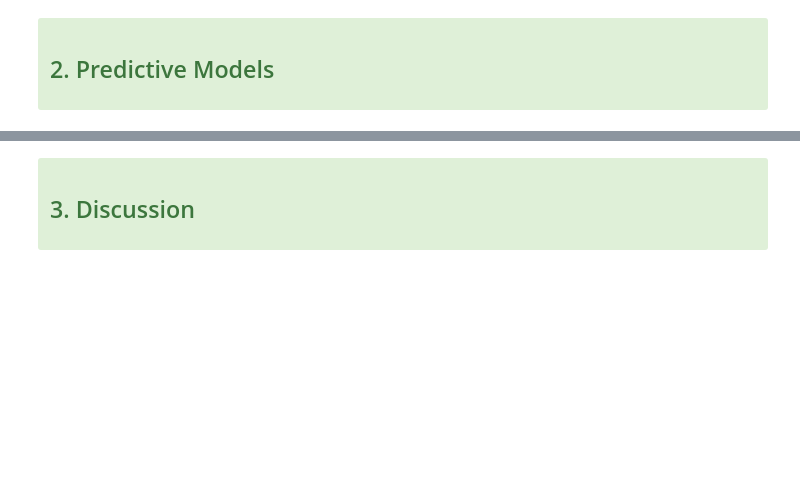
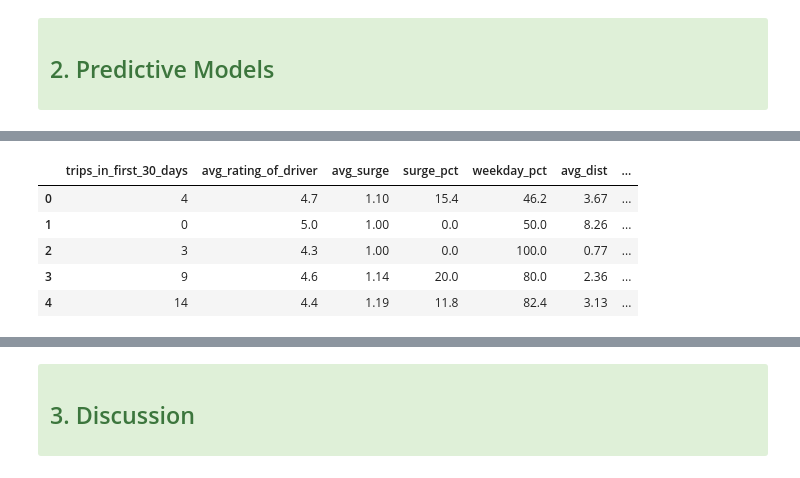
Before and after one commit to truc-tran/Springboard-DataScience, a Jupyter notebook: Ultimate Technologies Inc./Truc_Tran_Ultimate_Challenge.ipynb, the cells around one changed output, grey strips where cells are left out. Drawn from its saved outputs; the diff is of its cells as text; code cells hidden in the pictures; blank space fills up the shorter version.

```diff
--- a/Ultimate Technologies Inc./Truc_Tran_Ultimate_Challenge.ipynb
+++ b/Ultimate Technologies Inc./Truc_Tran_Ultimate_Challenge.ipynb
@@ -703,0 +758,9 @@ fig.tight_layout()
+# %%
+X.head()
+# %% [output]
+|  | trips_in_first_30_days | avg_rating_of_driver | avg_surge | surge_pct | weekday_pct | avg_dist | ... |
+| 0 | 4 | 4.7 | 1.10 | 15.4 | 46.2 | 3.67 | ... |
+| 1 | 0 | 5.0 | 1.00 | 0.0 | 50.0 | 8.26 | ... |
+| 2 | 3 | 4.3 | 1.00 | 0.0 | 100.0 | 0.77 | ... |
+| 3 | 9 | 4.6 | 1.14 | 20.0 | 80.0 | 2.36 | ... |
+| 4 | 14 | 4.4 | 1.19 | 11.8 | 82.4 | 3.13 | ... |
```
Also changed, not shown: parts of 13 cells of this notebook.
